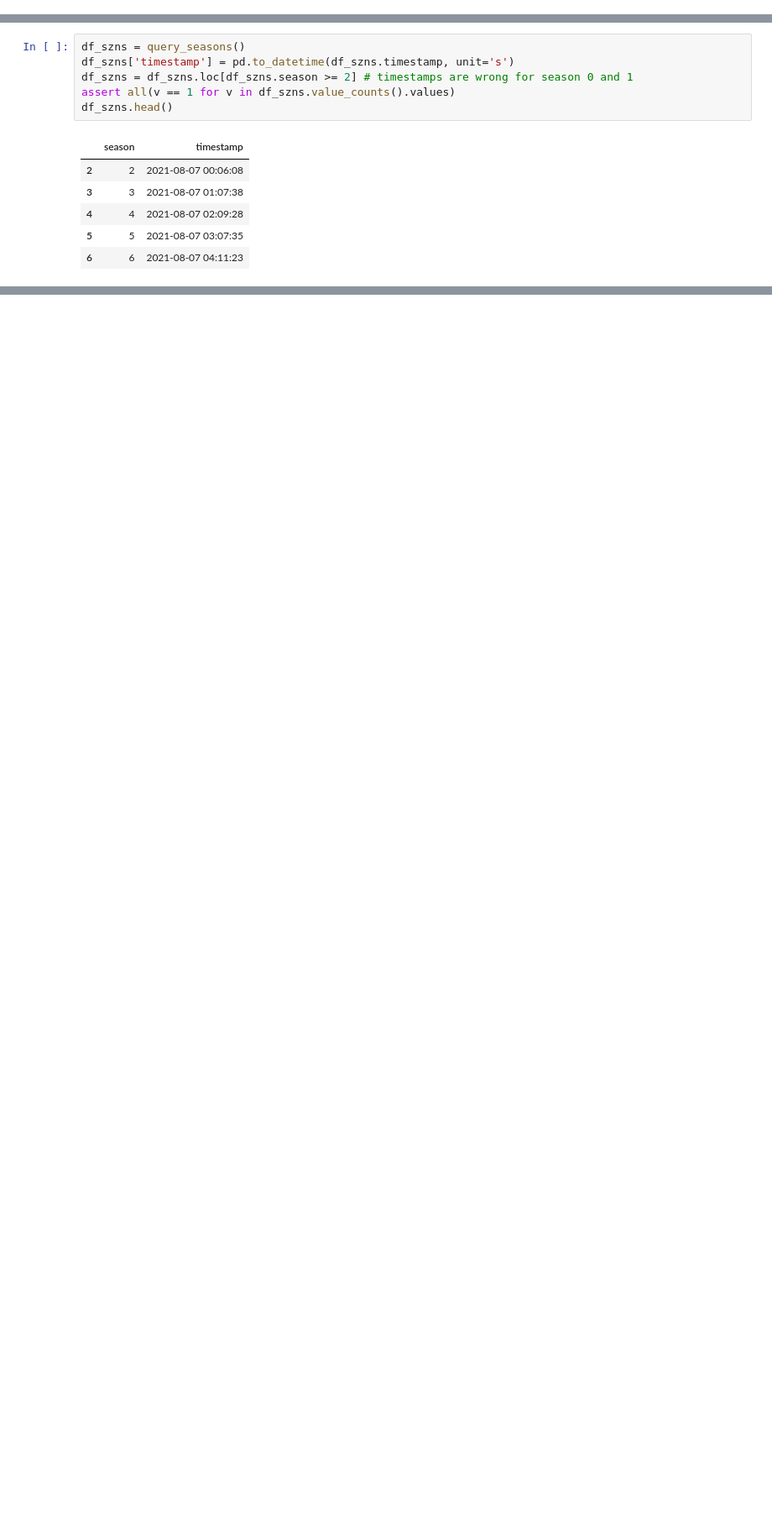
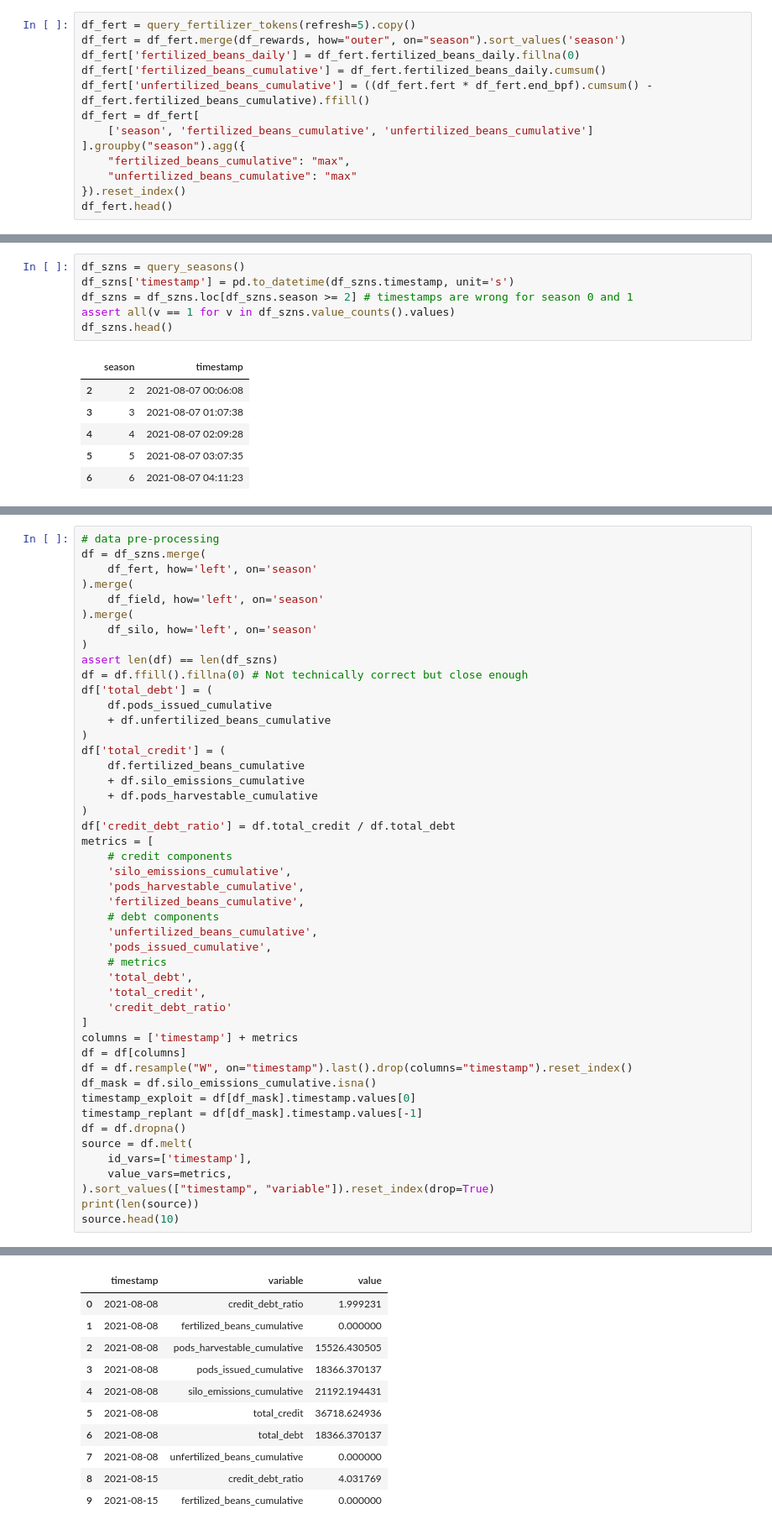
Before and after one commit to BeanstalkFarms/Beanstalk-Analytics, a Jupyter notebook: Creditworthiness.ipynb, the cells around one changed output, grey strips where cells are left out. Shown at 84% size. Saved outputs shown, nothing was run; the diff lists cells and outputs as text; blank space fills up the shorter version.

Commit message:
Lots of work on the beanstalk creditworthiness chart and data sourcing logic

```diff
--- a/Creditworthiness.ipynb
+++ b/Creditworthiness.ipynb
@@ -68,0 +97,13 @@ df_rewards.tail()
+# %%
+df_fert = query_fertilizer_tokens(refresh=5).copy()
+df_fert = df_fert.merge(df_rewards, how="outer", on="season").sort_values('season')
+df_fert['fertilized_beans_daily'] = df_fert.fertilized_beans_daily.fillna(0)
+df_fert['fertilized_beans_cumulative'] = df_fert.fertilized_beans_daily.cumsum()
+df_fert['unfertilized_beans_cumulative'] = ((df_fert.fert * df_fert.end_bpf).cumsum() - df_fert.fertilized_beans_cumulative).ffill()
+df_fert = df_fert[
+    ['season', 'fertilized_beans_cumulative', 'unfertilized_beans_cumulative']
+].groupby("season").agg({
+    "fertilized_beans_cumulative": "max",
+    "unfertilized_beans_cumulative": "max"
+}).reset_index()
+df_fert.head()
@@ -308,0 +245,48 @@ alt.Chart(temps).mark_line().encode(
+# %%
+# data pre-processing
+df = df_szns.merge(
+    df_fert, how='left', on='season'
+).merge(
+    df_field, how='left', on='season'
+).merge(
+    df_silo, how='left', on='season'
+)
+assert len(df) == len(df_szns)
+df = df.ffill().fillna(0) # Not technically correct but close enough
+df['total_debt'] = (
+    df.pods_issued_cumulative
+    + df.unfertilized_beans_cumulative
+)
+df['total_credit'] = (
+    df.fertilized_beans_cumulative
+    + df.silo_emissions_cumulative
+    + df.pods_harvestable_cumulative
+)
+df['credit_debt_ratio'] = df.total_credit / df.total_debt
+metrics = [
+    # credit components
+    'silo_emissions_cumulative',
+    'pods_harvestable_cumulative',
+    'fertilized_beans_cumulative',
+    # debt components
+    'unfertilized_beans_cumulative',
+    'pods_issued_cumulative',
+    # metrics
+    'total_debt',
+    'total_credit',
+    'credit_debt_ratio'
+]
+columns = ['timestamp'] + metrics
+df = df[columns]
+df = df.resample("W", on="timestamp").last().drop(columns="timestamp").reset_index()
+df_mask = df.silo_emissions_cumulative.isna()
+timestamp_exploit = df[df_mask].timestamp.values[0]
+timestamp_replant = df[df_mask].timestamp.values[-1]
+df = df.dropna()
+source = df.melt(
+    id_vars=['timestamp'],
+    value_vars=metrics,
+).sort_values(["timestamp", "variable"]).reset_index(drop=True)
+print(len(source))
+source.head(10)
+# %% [output]
@@ -308,0 +294,11 @@ alt.Chart(temps).mark_line().encode(
+|  | timestamp | variable | value |
+| 0 | 2021-08-08 | credit_debt_ratio | 1.999231 |
+| 1 | 2021-08-08 | fertilized_beans_cumulative | 0.000000 |
+| 2 | 2021-08-08 | pods_harvestable_cumulative | 15526.430505 |
+| 3 | 2021-08-08 | pods_issued_cumulative | 18366.370137 |
+| 4 | 2021-08-08 | silo_emissions_cumulative | 21192.194431 |
+| 5 | 2021-08-08 | total_credit | 36718.624936 |
+| 6 | 2021-08-08 | total_debt | 18366.370137 |
+| 7 | 2021-08-08 | unfertilized_beans_cumulative | 0.000000 |
+| 8 | 2021-08-15 | credit_debt_ratio | 4.031769 |
+| 9 | 2021-08-15 | fertilized_beans_cumulative | 0.000000 |
```
Also changed, not shown: parts of 10 cells of this notebook, 1 other file.
